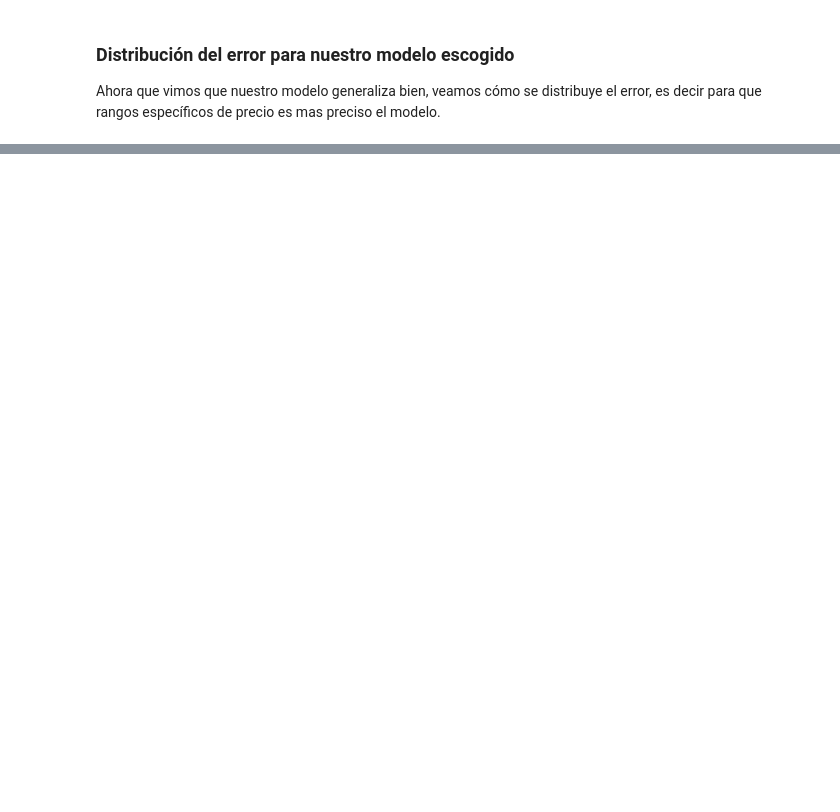
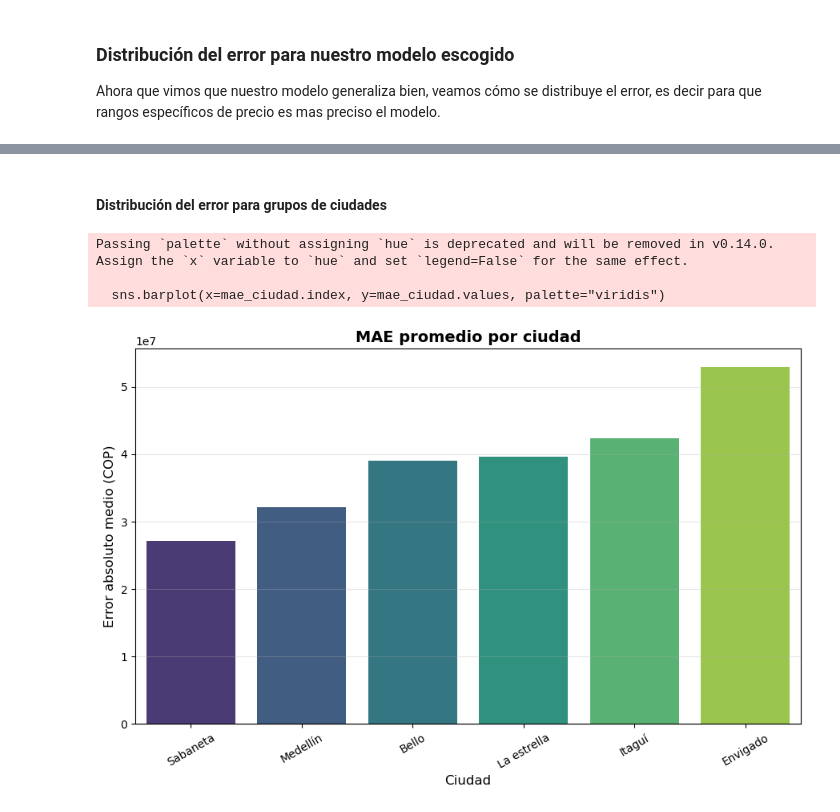
Before and after one commit to Santiago-Beltran/housing-cost-analysis-prediction, a Jupyter notebook: CRISP_DM/ModellingPhase.ipynb, the cells around one changed output, grey strips where cells are left out. Drawn from its saved outputs; the diff is of its cells as text; code cells hidden in the pictures; blank space fills up the shorter version.

```diff
--- a/CRISP_DM/ModellingPhase.ipynb
+++ b/CRISP_DM/ModellingPhase.ipynb
@@ -235,7 +244,7 @@ resultados_df.sort_values(by = "MAE")
 225 rows × 9 columns
 # %%
-model = GradientBoostingRegressor(max_depth = 6, n_estimators =223, learning_rate = 0.145773)
-model.fit(X_train, y_train)
+model = GradientBoostingRegressor(max_depth =  8, n_estimators =224, learning_rate = 0.151368)
+model = model.fit(X_train, y_train)
 pred = model.predict(X_test)
 # %% [markdown]
 ## Evaluación
@@ -277,6 +286,6 @@ Diagnóstico:
 
 Ahora que vimos que nuestro modelo generaliza bien, veamos cómo se distribuye el error, es decir para que rangos específicos de precio es mas preciso el modelo.
 # %%
-err_abs = abs(y_test - pred_test).reset_index()
+err_abs = abs(y_test - pred_test)
 err_abs
 # %% [output]
@@ -295,0 +304,5 @@ err_abs
+# %%
+dm_test = dm.loc[dm.index.isin(X_test.index)].copy()
+dm_test.loc[:, "Error absoluto"] = np.ravel(err_abs)
+
+dm_test.head()
@@ -295,0 +316,29 @@ err_abs
+# %% [markdown]
+#### Distribución del error para grupos de ciudades
+# %%
+
+ciudades = ["ciudad_Bello", "ciudad_Envigado", "ciudad_Itaguí",
+            "ciudad_La estrella", "ciudad_Medellín", "ciudad_Sabaneta"]
+
+
+dm_test_ciudades = dm_test.copy()
+dm_test_ciudades["Ciudad"] = dm_test_ciudades[ciudades].idxmax(axis=1).str.replace("ciudad_", "")
+
+
+mae_ciudad = dm_test_ciudades.groupby("Ciudad")["Error absoluto"].median().sort_values()
+
+
+plt.figure(figsize=(9,6))
+sns.barplot(x=mae_ciudad.index, y=mae_ciudad.values, palette="viridis")
+plt.title("MAE promedio por ciudad", fontsize=14, fontweight="bold")
+plt.ylabel("Error absoluto medio (COP)", fontsize=12)
+plt.xlabel("Ciudad", fontsize=12)
+plt.xticks(rotation=30)
+plt.grid(alpha=0.3, axis='y')
+plt.tight_layout()
+plt.show()
+# %% [output]
+Passing `palette` without assigning `hue` is deprecated and will be removed in v0.14.0. Assign the `x` variable to `hue` and set `legend=False` for the same effect.
+
+  sns.barplot(x=mae_ciudad.index, y=mae_ciudad.values, palette="viridis")
+[figure, added]
```
Also changed, not shown: parts of 58 cells of this notebook, 2 other files.
